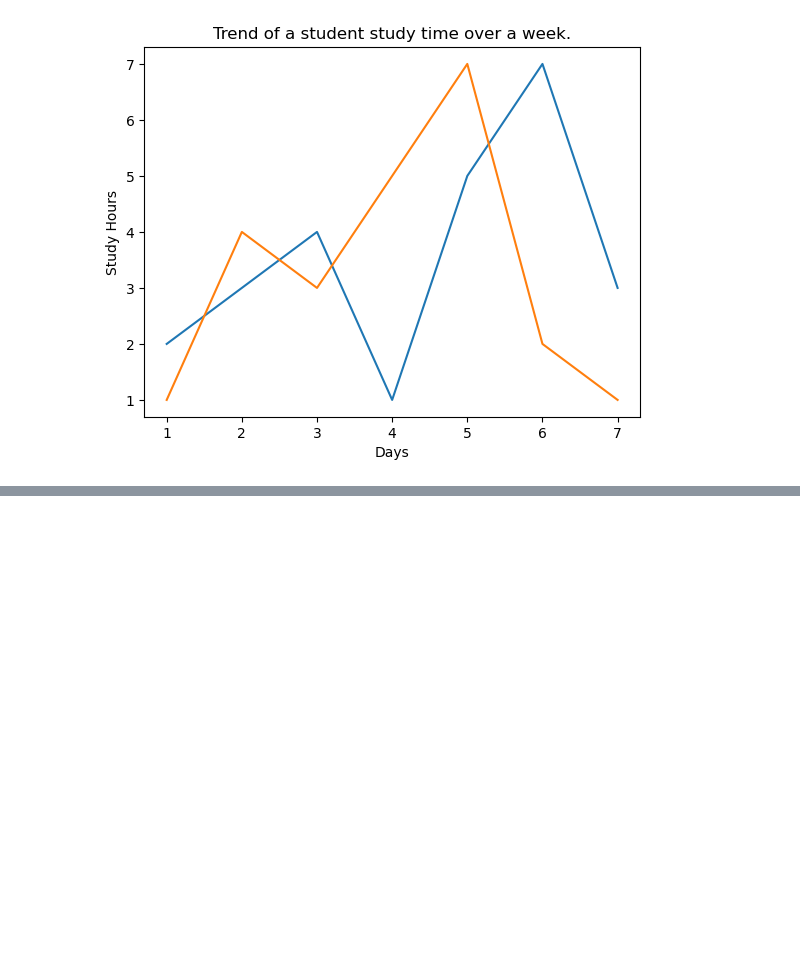
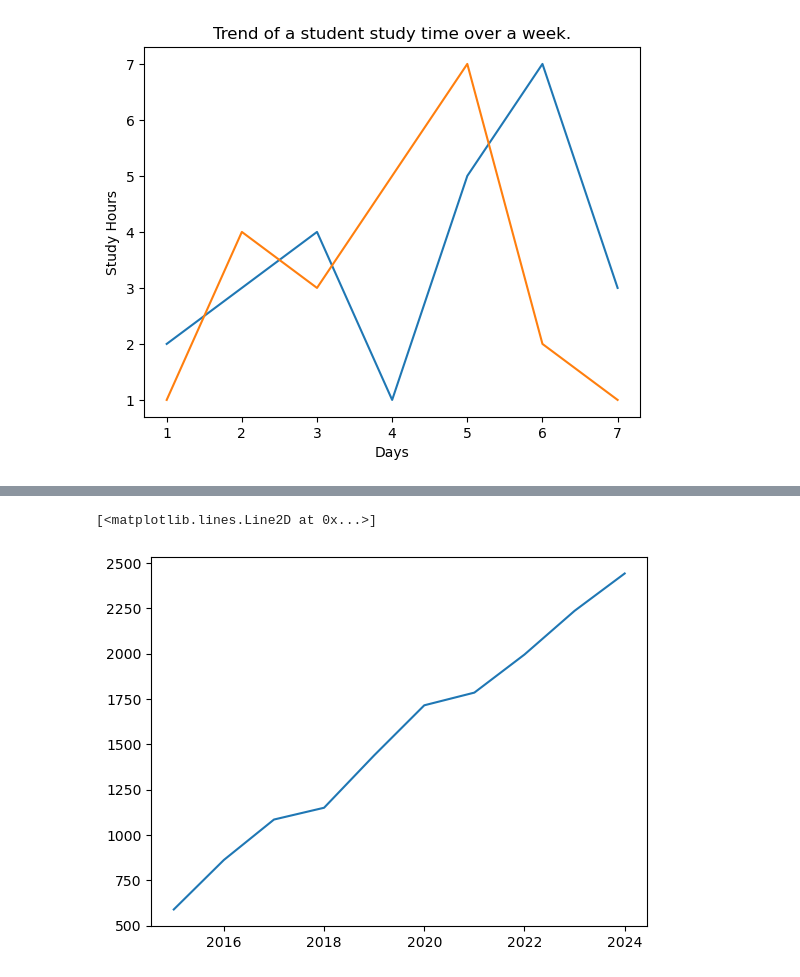
Before and after one commit to rabeyanoor/AI-ML, a Jupyter notebook: Week-4/Module_15.ipynb, the cells around one changed output, grey strips where cells are left out. Cells and saved outputs as stored; diff of their text form; code cells hidden in the pictures; blank space fills up the shorter version.

Commit message:
2D Line from Pandas DF

```diff
--- a/Week-4/Module_15.ipynb
+++ b/Week-4/Module_15.ipynb
@@ -59,0 +62,3 @@ plt.plot(days,hours_2)
+# %%
+x=pd.read_csv('enrollment_data.csv')  # x er jaigay df or jkono kicu dea jabe
+x
@@ -59,0 +77,5 @@ plt.plot(days,hours_2)
+# %%
+plt.plot(x['Year'],x['Programming'])
+# %% [output]
+[<matplotlib.lines.Line2D at 0x...>]
+[figure, added]
```
Also changed, not shown: parts of 8 cells of this notebook, 2 other files.
